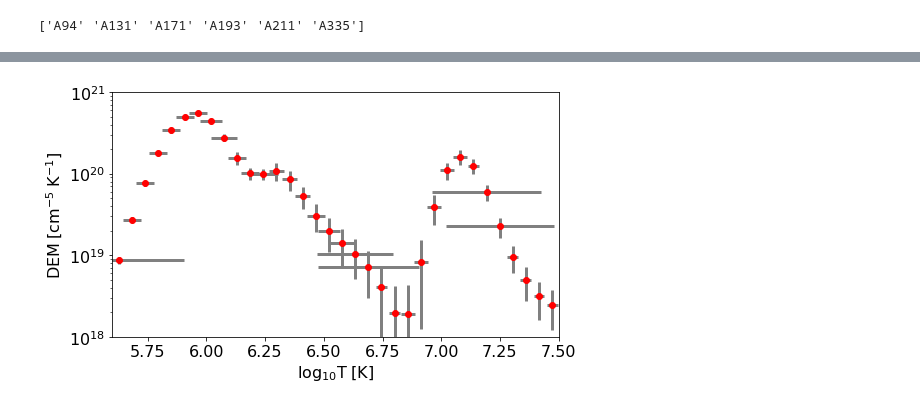
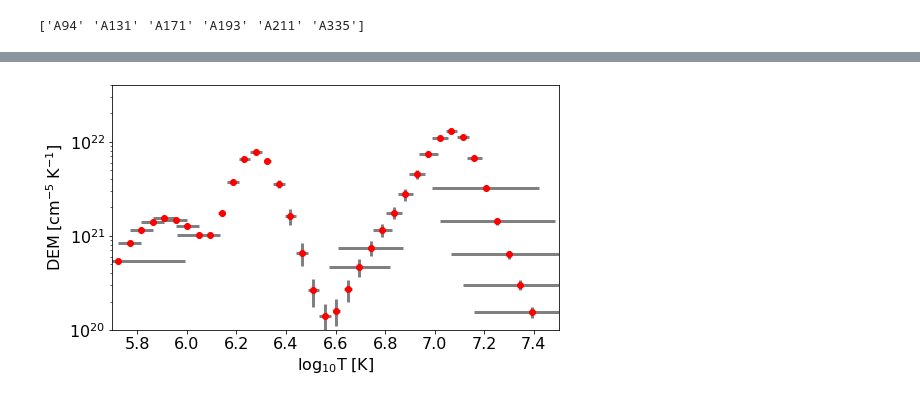
Before and after one commit to ianan/demreg, a Jupyter notebook: python/example_demregpy_aiapxl.ipynb, the cells around one changed output, grey strips where cells are left out. Drawn from its saved outputs; the diff is of its cells as text; code cells hidden in the pictures.

```diff
--- a/python/example_demregpy_aiapxl.ipynb
+++ b/python/example_demregpy_aiapxl.ipynb
@@ -67,7 +67,7 @@ data=[]
 for m in aprep:
     px_loc=m.world_to_pixel(SkyCoord(px,py, frame=m.coordinate_frame))
     print(px_loc)
-    data.append(m.data[int(px_loc[0].value),int(px_loc[1].value)])
+    data.append(m.data[int(px_loc[1].value),int(px_loc[0].value)])
 data=np.array(data)
 print(data)
 
@@ -159,7 +159,7 @@ edn_in:  [ 0.98227304  3.15137794 12.61130776  8.05587687  3.19016525  0.9554170
 #  What temperature binning do we want for the output DEM?
 #  These are the bin edges
 #  Need to tweak the range based on what you are looking at
-temps=np.logspace(5.6,7.5,num=35)
+temps=np.logspace(5.7,7.6,num=42)
 # Temperature bin mid-points for DEM plotting
 mlogt=([np.mean([(np.log10(temps[i])),np.log10((temps[i+1]))]) \
         for i in np.arange(0,len(temps)-1)])
@@ -191,8 +191,8 @@ fig = plt.figure(figsize=(8, 4.5))
 plt.errorbar(mlogt,dem0,xerr=elogt0,yerr=edem0,fmt='or',ecolor='gray', elinewidth=3, capsize=0)
 plt.xlabel('$\mathrm{\log_{10}T\;[K]}$')
 plt.ylabel('$\mathrm{DEM\;[cm^{-5}\;K^{-1}]}$')
-plt.ylim([1e18,1e21])
-plt.xlim([5.6,7.5])
+plt.ylim([1e20,4e22])
+plt.xlim([5.7,7.5])
 plt.rcParams.update({'font.size': 16})
 plt.yscale('log')
 plt.title('')
@@ -204 +204 @@ total elapsed time = 0:00:00.004063
-[figure, old version]
+[figure, new version]
```
Also changed, not shown: parts of 4 cells of this notebook, 1 other file.
